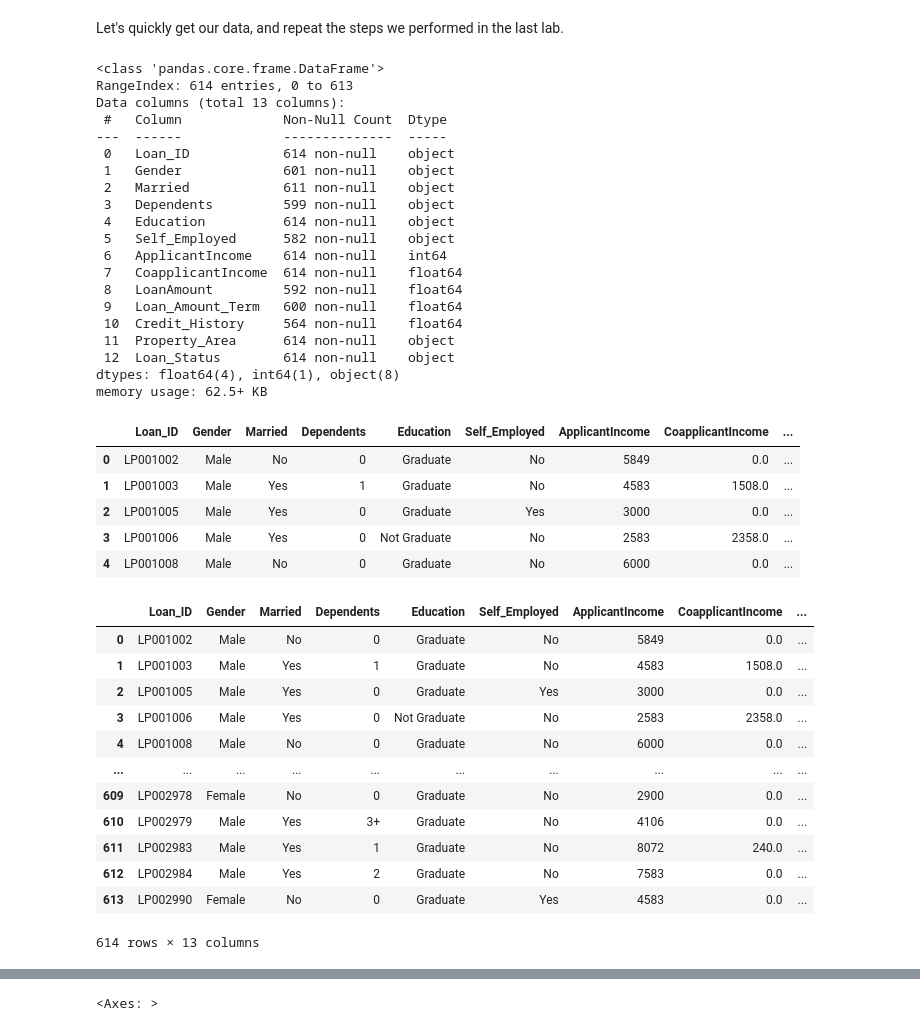
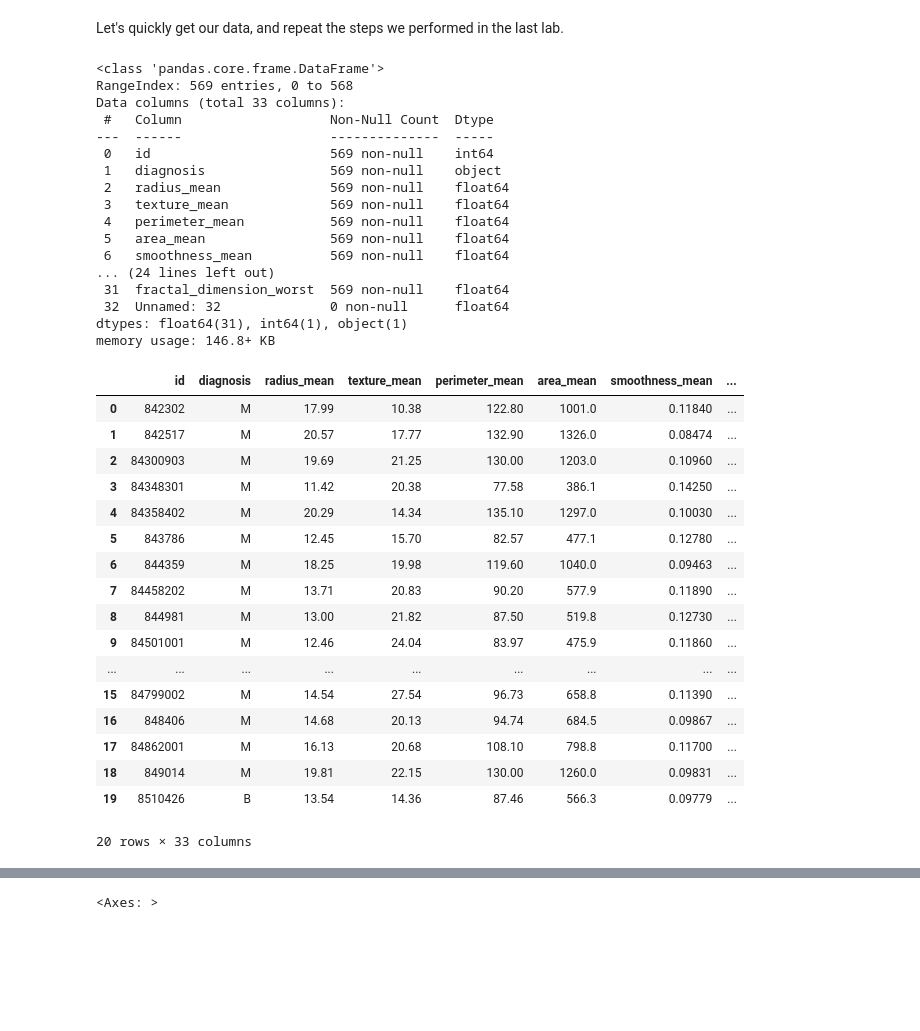
Before and after one commit to govardhanmg/Open-AI-Group1, a Jupyter notebook: Sep24_002_MachineLearning.ipynb, the cells around one changed output, grey strips where cells are left out. Saved outputs shown, nothing was run; the diff lists cells and outputs as text; code cells hidden in the pictures; blank space fills up the shorter version.

```diff
--- a/Sep24_002_MachineLearning.ipynb
+++ b/Sep24_002_MachineLearning.ipynb
@@ -8,37 +8,46 @@ Let's quickly get our data, and repeat the steps we performed in the last lab.
 # read the data
 import pandas as pd
 import matplotlib.pyplot as plt
-data = pd.read_csv('/content/Loan_prediction.csv')
+data = pd.read_csv('https://raw.githubusercontent.com/a-forty-two/cylons/master/data.csv')
 # %%
 data.info()
 # %% [output]
 <class 'pandas.core.frame.DataFrame'>
-RangeIndex: 614 entries, 0 to 613
-Data columns (total 13 columns):
- #   Column             Non-Null Count  Dtype
----  ------             --------------  -----
- 0   Loan_ID            614 non-null    object
- 1   Gender             601 non-null    object
- 2   Married            611 non-null    object
- 3   Dependents         599 non-null    object
- 4   Education          614 non-null    object
- 5   Self_Employed      582 non-null    object
- 6   ApplicantIncome    614 non-null    int64
- 7   CoapplicantIncome  614 non-null    float64
- 8   LoanAmount         592 non-null    float64
- 9   Loan_Amount_Term   600 non-null    float64
- 10  Credit_History     564 non-null    float64
- 11  Property_Area      614 non-null    object
- 12  Loan_Status        614 non-null    object
-dtypes: float64(4), int64(1), object(8)
-memory usage: 62.5+ KB
+RangeIndex: 569 entries, 0 to 568
+Data columns (total 33 columns):
+ #   Column                   Non-Null Count  Dtype
+---  ------                   --------------  -----
+ 0   id                       569 non-null    int64
+ 1   diagnosis                569 non-null    object
+ 2   radius_mean              569 non-null    float64
+ 3   texture_mean             569 non-null    float64
+ 4   perimeter_mean           569 non-null    float64
+ 5   area_mean                569 non-null    float64
+ 6   smoothness_mean          569 non-null    float64
+... (24 lines left out)
+ 31  fractal_dimension_worst  569 non-null    float64
+ 32  Unnamed: 32              0 non-null      float64
+dtypes: float64(31), int64(1), object(1)
+memory usage: 146.8+ KB
 # %%
 # look at the data
-data.head(5)
+data.head(20)
 # %% [output]
-|  | Loan_ID | Gender | Married | Dependents | Education | Self_Employed | ApplicantIncome | CoapplicantIncome | ... |
-| 0 | LP001002 | Male | No | 0 | Graduate | No | 5849 | 0.0 | ... |
-| 1 | LP001003 | Male | Yes | 1 | Graduate | No | 4583 | 1508.0 | ... |
-| 2 | LP001005 | Male | Yes | 0 | Graduate | Yes | 3000 | 0.0 | ... |
-| 3 | LP001006 | Male | Yes | 0 | Not Graduate | No | 2583 | 2358.0 | ... |
-| 4 | LP001008 | Male | No | 0 | Graduate | No | 6000 | 0.0 | ... |
+|  | id | diagnosis | radius_mean | texture_mean | perimeter_mean | area_mean | smoothness_mean | ... |
+| 0 | 842302 | M | 17.99 | 10.38 | 122.80 | 1001.0 | 0.11840 | ... |
+| 1 | 842517 | M | 20.57 | 17.77 | 132.90 | 1326.0 | 0.08474 | ... |
+| 2 | 84300903 | M | 19.69 | 21.25 | 130.00 | 1203.0 | 0.10960 | ... |
+| 3 | 84348301 | M | 11.42 | 20.38 | 77.58 | 386.1 | 0.14250 | ... |
+| 4 | 84358402 | M | 20.29 | 14.34 | 135.10 | 1297.0 | 0.10030 | ... |
+| 5 | 843786 | M | 12.45 | 15.70 | 82.57 | 477.1 | 0.12780 | ... |
+| 6 | 844359 | M | 18.25 | 19.98 | 119.60 | 1040.0 | 0.09463 | ... |
+| 7 | 84458202 | M | 13.71 | 20.83 | 90.20 | 577.9 | 0.11890 | ... |
+| 8 | 844981 | M | 13.00 | 21.82 | 87.50 | 519.8 | 0.12730 | ... |
+| 9 | 84501001 | M | 12.46 | 24.04 | 83.97 | 475.9 | 0.11860 | ... |
+| ... | ... | ... | ... | ... | ... | ... | ... | ... |
+| 15 | 84799002 | M | 14.54 | 27.54 | 96.73 | 658.8 | 0.11390 | ... |
+| 16 | 848406 | M | 14.68 | 20.13 | 94.74 | 684.5 | 0.09867 | ... |
+| 17 | 84862001 | M | 16.13 | 20.68 | 108.10 | 798.8 | 0.11700 | ... |
+| 18 | 849014 | M | 19.81 | 22.15 | 130.00 | 1260.0 | 0.09831 | ... |
+| 19 | 8510426 | B | 13.54 | 14.36 | 87.46 | 566.3 | 0.09779 | ... |
+20 rows × 33 columns
@@ -60,17 +54 @@ data['Credit_History'].fillna(data['Credit_History'].mode() [0], inplace=True)
-# %%
-data
-# %% [output]
-|  | Loan_ID | Gender | Married | Dependents | Education | Self_Employed | ApplicantIncome | CoapplicantIncome | ... |
-| 0 | LP001002 | Male | No | 0 | Graduate | No | 5849 | 0.0 | ... |
-| 1 | LP001003 | Male | Yes | 1 | Graduate | No | 4583 | 1508.0 | ... |
-| 2 | LP001005 | Male | Yes | 0 | Graduate | Yes | 3000 | 0.0 | ... |
-| 3 | LP001006 | Male | Yes | 0 | Not Graduate | No | 2583 | 2358.0 | ... |
-| 4 | LP001008 | Male | No | 0 | Graduate | No | 6000 | 0.0 | ... |
-| ... | ... | ... | ... | ... | ... | ... | ... | ... | ... |
-| 609 | LP002978 | Female | No | 0 | Graduate | No | 2900 | 0.0 | ... |
-| 610 | LP002979 | Male | Yes | 3+ | Graduate | No | 4106 | 0.0 | ... |
-| 611 | LP002983 | Male | Yes | 1 | Graduate | No | 8072 | 240.0 | ... |
-| 612 | LP002984 | Male | Yes | 2 | Graduate | No | 7583 | 0.0 | ... |
-| 613 | LP002990 | Female | No | 0 | Graduate | Yes | 4583 | 0.0 | ... |
-614 rows × 13 columns
 # %%
```
Also changed, not shown: parts of 8 cells of this notebook.
